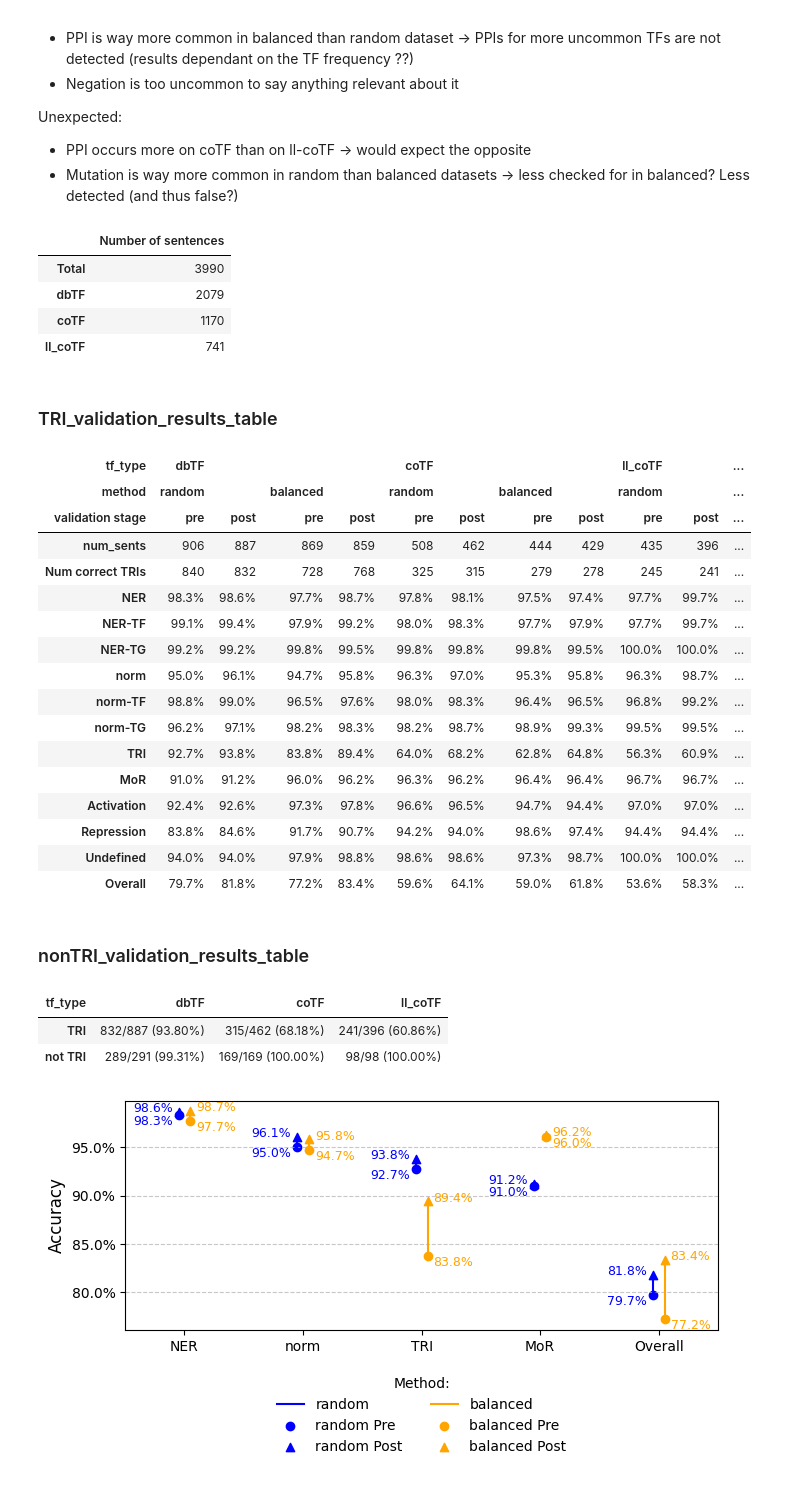
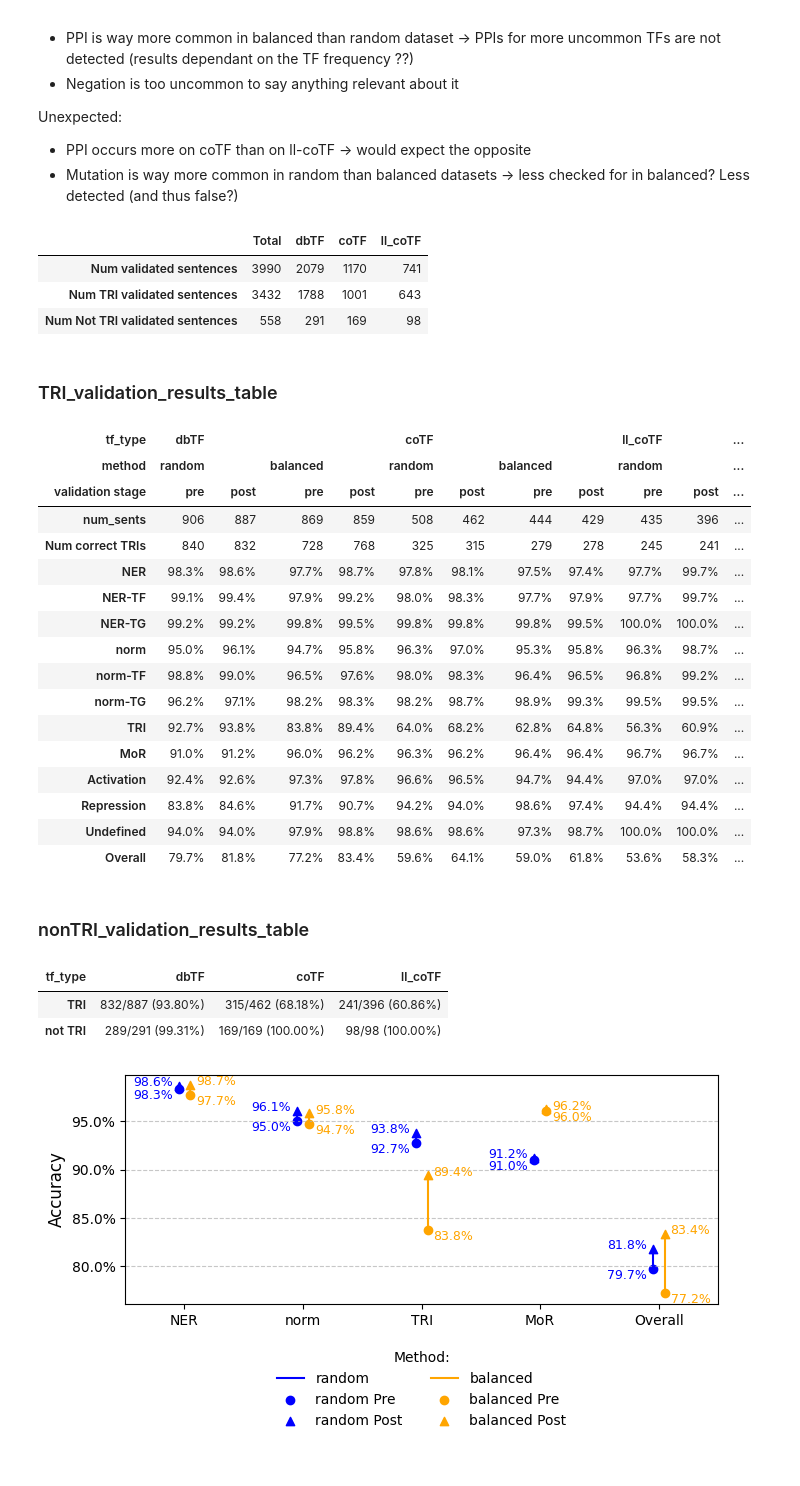
Before and after one commit to Rbbt-Workflows/ExTRI2, a Jupyter notebook: analysis/repo_to_paper.ipynb, the cells around one changed output. Saved outputs shown, nothing was run; the diff lists cells and outputs as text; code cells hidden in the pictures.

```diff
--- a/analysis/repo_to_paper.ipynb
+++ b/analysis/repo_to_paper.ipynb
@@ -1023,10 +1065,8 @@ def TRI_validation_results_table(validated_df):
     return pd.DataFrame(results).set_index(['tf_type', 'method', 'validation stage']).T
 
 def nonTRI_validation_results_table(validated_df):
-    '''Make table with validation results. Only include TRUE labels'''
+    '''Make table with validation results. Only include random, post-processed results'''
 
-    # Only consider TRUE labels
-    # validated_df = validated_df[validated_df['Label'] == 'FALSE']
     validated_df = validated_df[(validated_df['method'] == 'random') & (validated_df['pre-post'] == 'post')]
 
     results = []
@@ -1038,41 +1078,49 @@ def nonTRI_validation_results_table(validated_df):
         for label, state in (['TRUE', 'TRI'], ['FALSE', 'not TRI']):
             total_num = len(df[df['Label'] == label])
             num_valid = len(df[(df['Label'] == label) & (df['Label'] == df['true_label'])])
 
             r[state] = f"{num_valid}/{total_num} ({num_valid / total_num:.2%})"
 
         results.append(r)
 
 
     return pd.DataFrame(results).set_index(['tf_type']).T
 
 def show_general_statistics(validated_df):
     validated_unique = validated_df.drop_duplicates(subset=['#SentenceID'], keep='first')
 
     r = {}
-    r['Total'] = len(validated_unique['#SentenceID'].unique())
+    r['Total'] = {
+        "Num validated sentences": len(validated_unique),
+        "Num TRI validated sentences": len(validated_unique[validated_unique['Label'] == 'TRUE']),
+        "Num Not TRI validated sentences": len(validated_unique[validated_unique['Label'] == 'FALSE']),
+    }
+
     for TF in ['dbTF', 'coTF', 'll_coTF']:
-        r[TF] = len(validated_unique[validated_unique['TF_type_validated'] == TF])
+        r[TF] = {
+            "Num validated sentences": len(validated_unique[validated_unique['TF_type_validated'] == TF]),
+            "Num TRI validated sentences": len(validated_unique[(validated_unique['TF_type_validated'] == TF) & (validated_unique['Label'] == 'TRUE')]),
+            "Num Not TRI validated sentences": len(validated_unique[(validated_unique['TF_type_validated'] == TF) & (validated_unique['Label'] == 'FALSE')]),
+        }
 
-    display(pd.DataFrame.from_dict(r, orient='index', columns=['Number of sentences']))
+    display(pd.DataFrame(r))
 
     return
 
 show_general_statistics(validated_df)
 
 pd.set_option("display.float_format", "{:.1%}".format)
 
 for results_table_f in (TRI_validation_results_table, nonTRI_validation_results_table):
     results_table = results_table_f(validated_df)
     h3(results_table_f.__name__)
     display(results_table)
     results_table.to_csv(f'tables/{results_table_f.__name__}.tsv', sep='\t')
 # %% [output]
-|  | Number of sentences |
-| Total | 3990 |
-| dbTF | 2079 |
-| coTF | 1170 |
-| ll_coTF | 741 |
+|  | Total | dbTF | coTF | ll_coTF |
+| Num validated sentences | 3990 | 2079 | 1170 | 741 |
+| Num TRI validated sentences | 3432 | 1788 | 1001 | 643 |
+| Num Not TRI validated sentences | 558 | 291 | 169 | 98 |
 <h3>TRI_validation_results_table</h3>
 | tf_type | dbTF |  |  |  | coTF |  |  |  | ll_coTF |  | ... |
 | method | random |  | balanced |  | random |  | balanced |  | random |  | ... |
```
Also changed, not shown: parts of 13 cells of this notebook, 6 other files.
